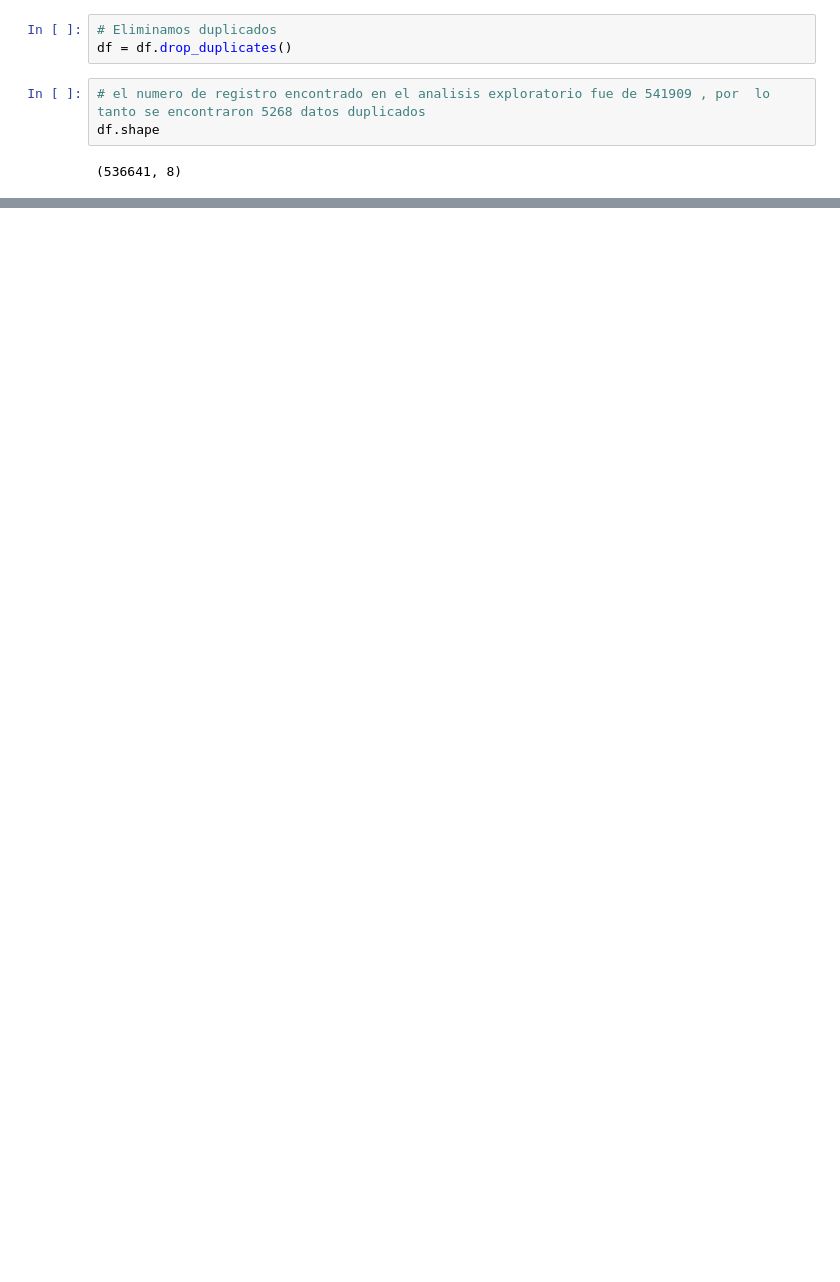
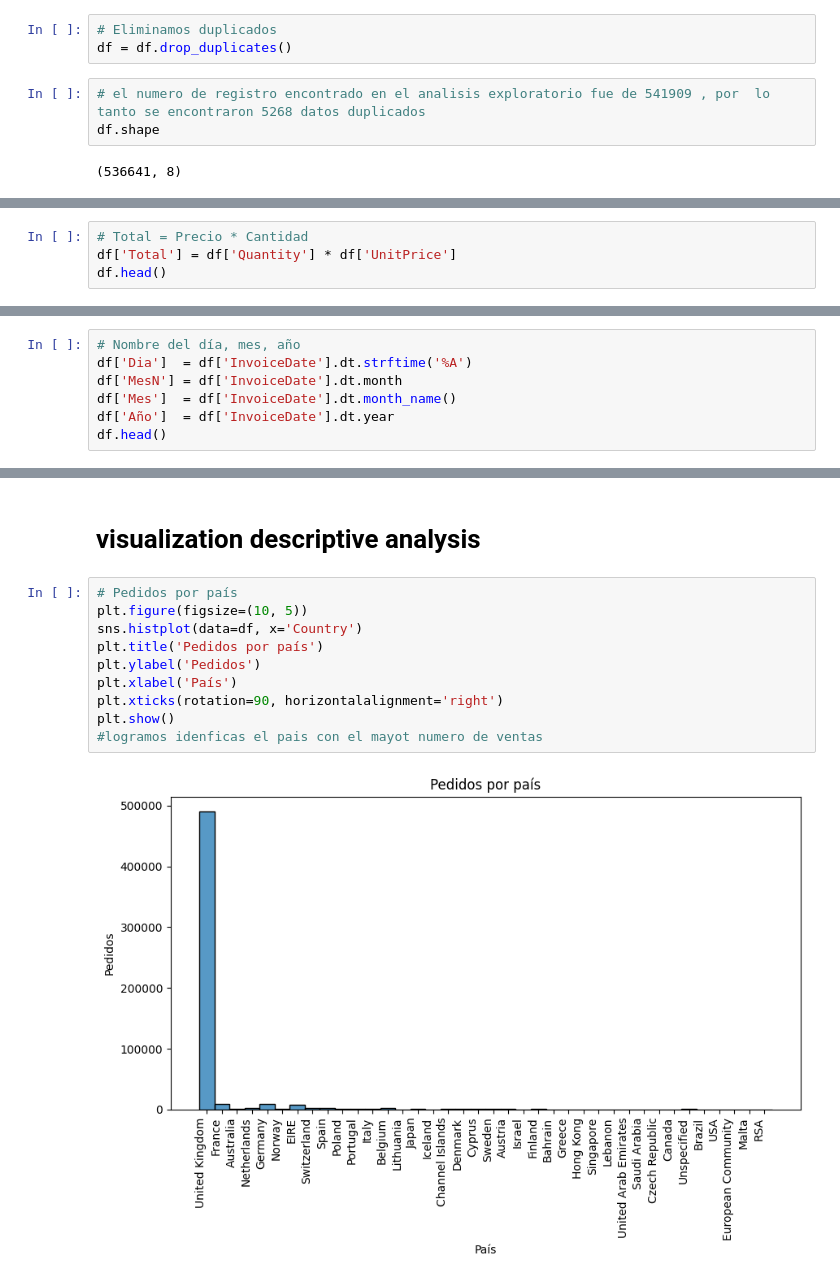
Before and after one commit to danielcorderoe/prueba_citec, a Jupyter notebook: Descriptive_Analysis.ipynb, the cells around one changed output, grey strips where cells are left out. Cells and saved outputs as stored; diff of their text form; blank space fills up the shorter version.

Commit message:
Exploring the sales behavior of the dataset, by years, months, weeks, days

```diff
--- a/Descriptive_Analysis.ipynb
+++ b/Descriptive_Analysis.ipynb
@@ -67,0 +107,4 @@ df[df['Description'].isnull()]
+# %%
+# Total = Precio * Cantidad
+df['Total'] = df['Quantity'] * df['UnitPrice']
+df.head()
@@ -67,0 +118,7 @@ df[df['Description'].isnull()]
+# %%
+# Nombre del día, mes, año
+df['Dia']  = df['InvoiceDate'].dt.strftime('%A')
+df['MesN'] = df['InvoiceDate'].dt.month
+df['Mes']  = df['InvoiceDate'].dt.month_name()
+df['Año']  = df['InvoiceDate'].dt.year
+df.head()
@@ -67,0 +132,14 @@ df[df['Description'].isnull()]
+# %% [markdown]
+# visualization descriptive analysis
+# %%
+# Pedidos por país
+plt.figure(figsize=(10, 5))
+sns.histplot(data=df, x='Country')
+plt.title('Pedidos por país')
+plt.ylabel('Pedidos')
+plt.xlabel('País')
+plt.xticks(rotation=90, horizontalalignment='right')
+plt.show()
+#logramos idenficas el pais con el mayot numero de ventas
+# %% [output]
+[figure, added]
```
Also changed, not shown: parts of 53 cells of this notebook, 1 other file.
